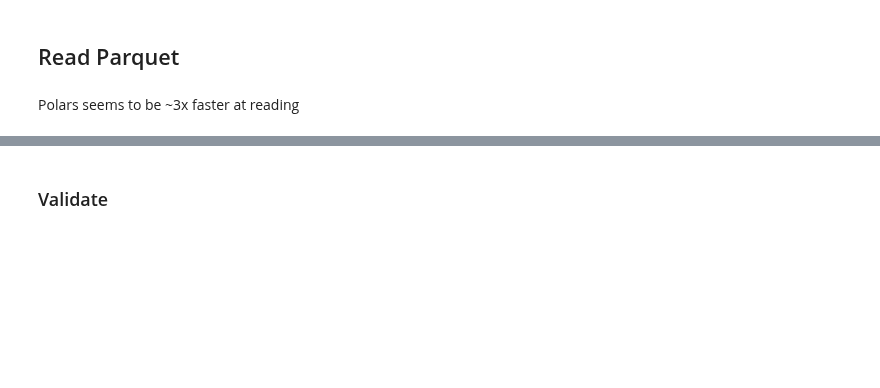
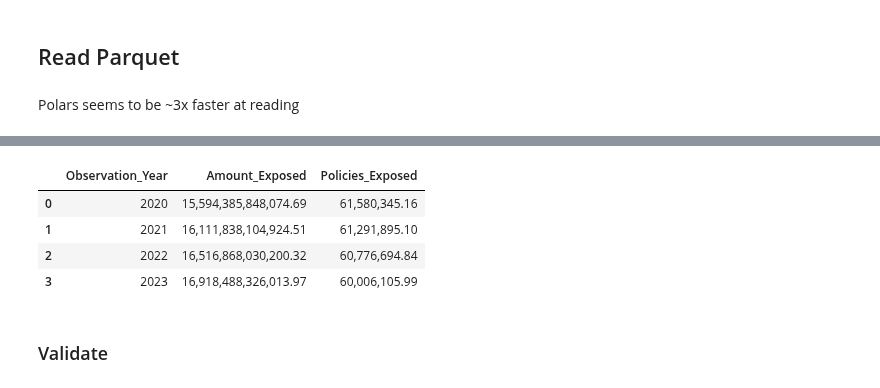
Before and after one commit to jkoestner/morai, a Jupyter notebook: notebooks/01.data_process.ipynb, the cells around one changed output, grey strips where cells are left out. Saved outputs shown, nothing was run; the diff lists cells and outputs as text; code cells hidden in the pictures; blank space fills up the shorter version.

```diff
--- a/notebooks/01.data_process.ipynb
+++ b/notebooks/01.data_process.ipynb
@@ -140,3 +184,23 @@ lzdf.select(pl.len()).collect().item()
+# %%
+result = (
+    lzdf.group_by("Observation_Year")
+    .agg(
+        [
+            pl.col("Amount_Exposed").sum().alias("Amount_Exposed"),
+            pl.col("Policies_Exposed").sum().alias("Policies_Exposed"),
+        ]
+    )
+    .sort("Observation_Year")
+    .collect()
+)
+result = result.to_pandas()
+result
+# %% [output]
+|  | Observation_Year | Amount_Exposed | Policies_Exposed |
+| 0 | 2020 | 15,594,385,848,074.69 | 61,580,345.16 |
+| 1 | 2021 | 16,111,838,104,924.51 | 61,291,895.10 |
+| 2 | 2022 | 16,516,868,030,200.32 | 60,776,694.84 |
+| 3 | 2023 | 16,918,488,326,013.97 | 60,006,105.99 |
 # %% [markdown]
 ### Validate
 # %%
```
Also changed, not shown: parts of 26 cells of this notebook, 11 other files.
